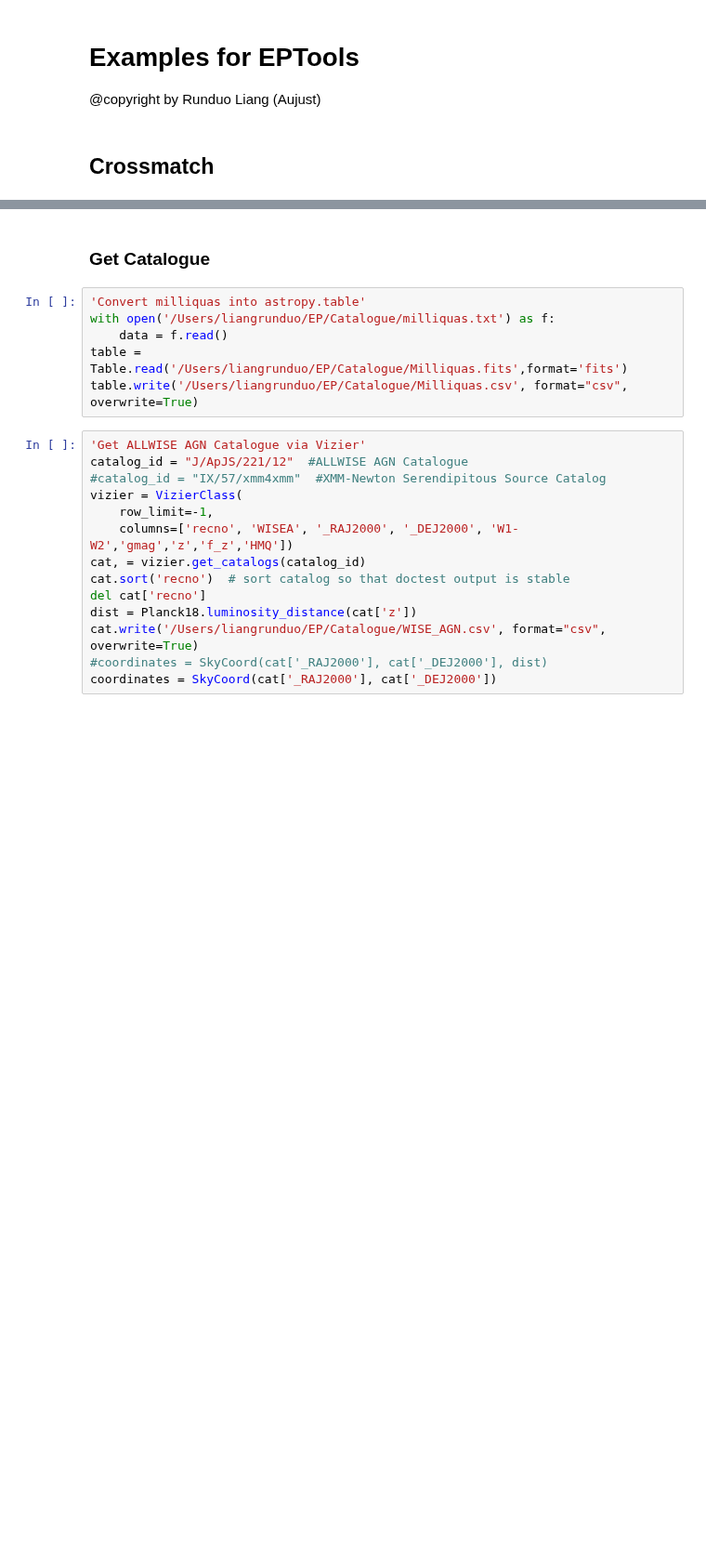
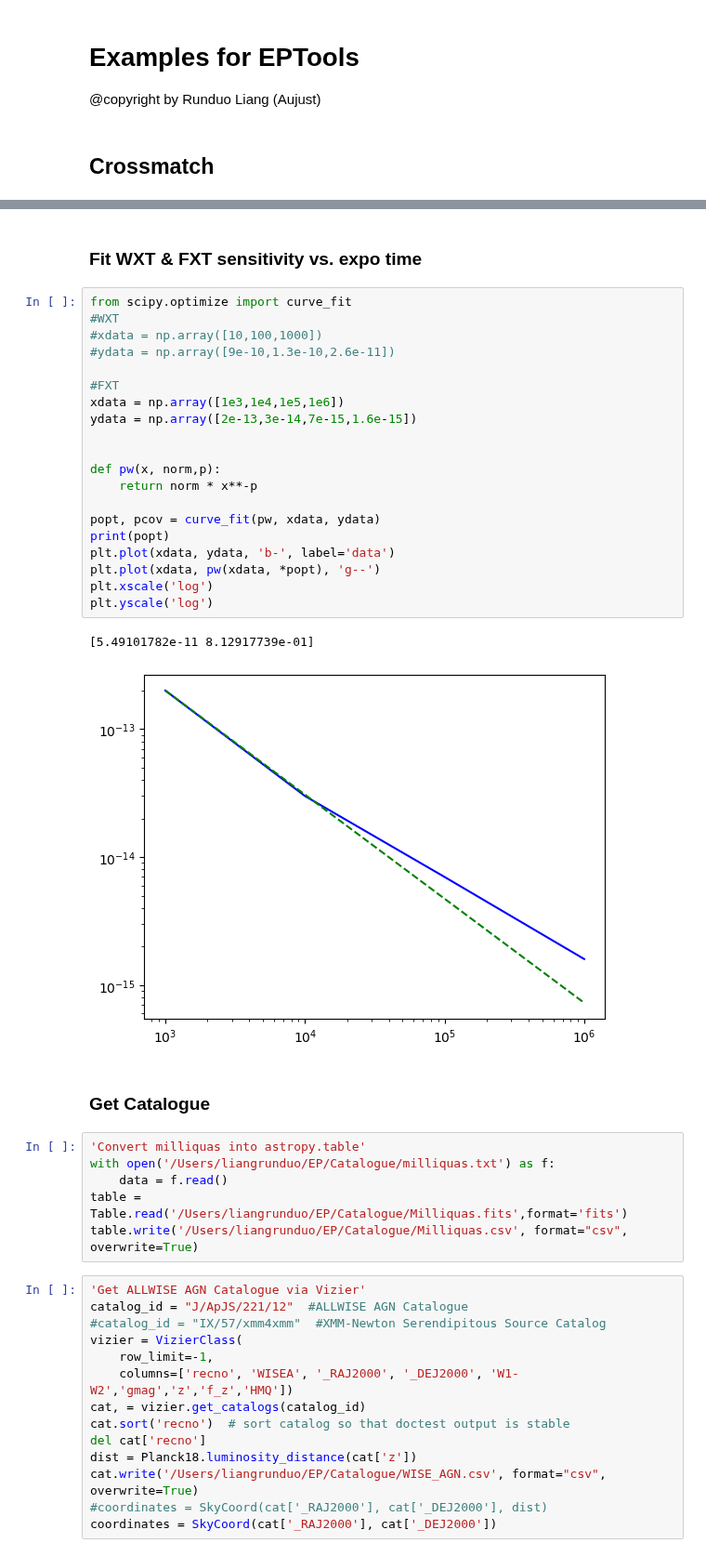
Before and after one commit to LAujust/EPTools, a Jupyter notebook: Examples.ipynb, the cells around one changed output, grey strips where cells are left out. Shown at 93% size. Drawn from its saved outputs; the diff is of its cells as text; blank space fills up the shorter version.

```diff
--- a/Examples.ipynb
+++ b/Examples.ipynb
@@ -24,3 +58,28 @@ from xspec import *
+# %% [markdown]
+### Fit WXT & FXT sensitivity vs. expo time
+# %%
+from scipy.optimize import curve_fit
+#WXT
+#xdata = np.array([10,100,1000])
+#ydata = np.array([9e-10,1.3e-10,2.6e-11])
+
+#FXT
+xdata = np.array([1e3,1e4,1e5,1e6])
+ydata = np.array([2e-13,3e-14,7e-15,1.6e-15])
+
+
+def pw(x, norm,p):
+    return norm * x**-p
+
+popt, pcov = curve_fit(pw, xdata, ydata)
+print(popt)
+plt.plot(xdata, ydata, 'b-', label='data')
+plt.plot(xdata, pw(xdata, *popt), 'g--')
+plt.xscale('log')
+plt.yscale('log')
+# %% [output]
+[5.49101782e-11 8.12917739e-01]
+[figure, added]
 # %% [markdown]
 ### Get Catalogue
 # %%
```
Also changed, not shown: parts of 4 cells of this notebook, 1 other file.
